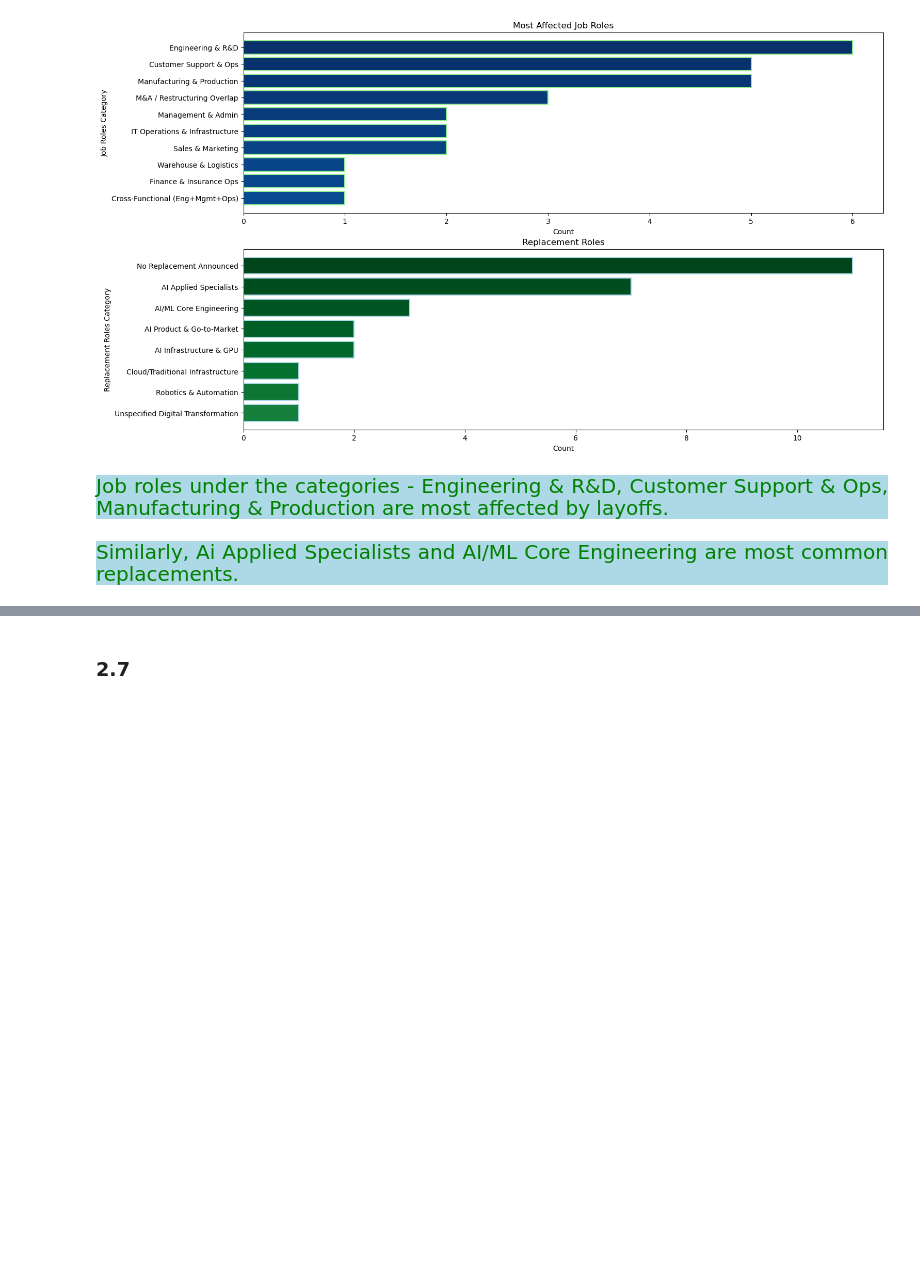
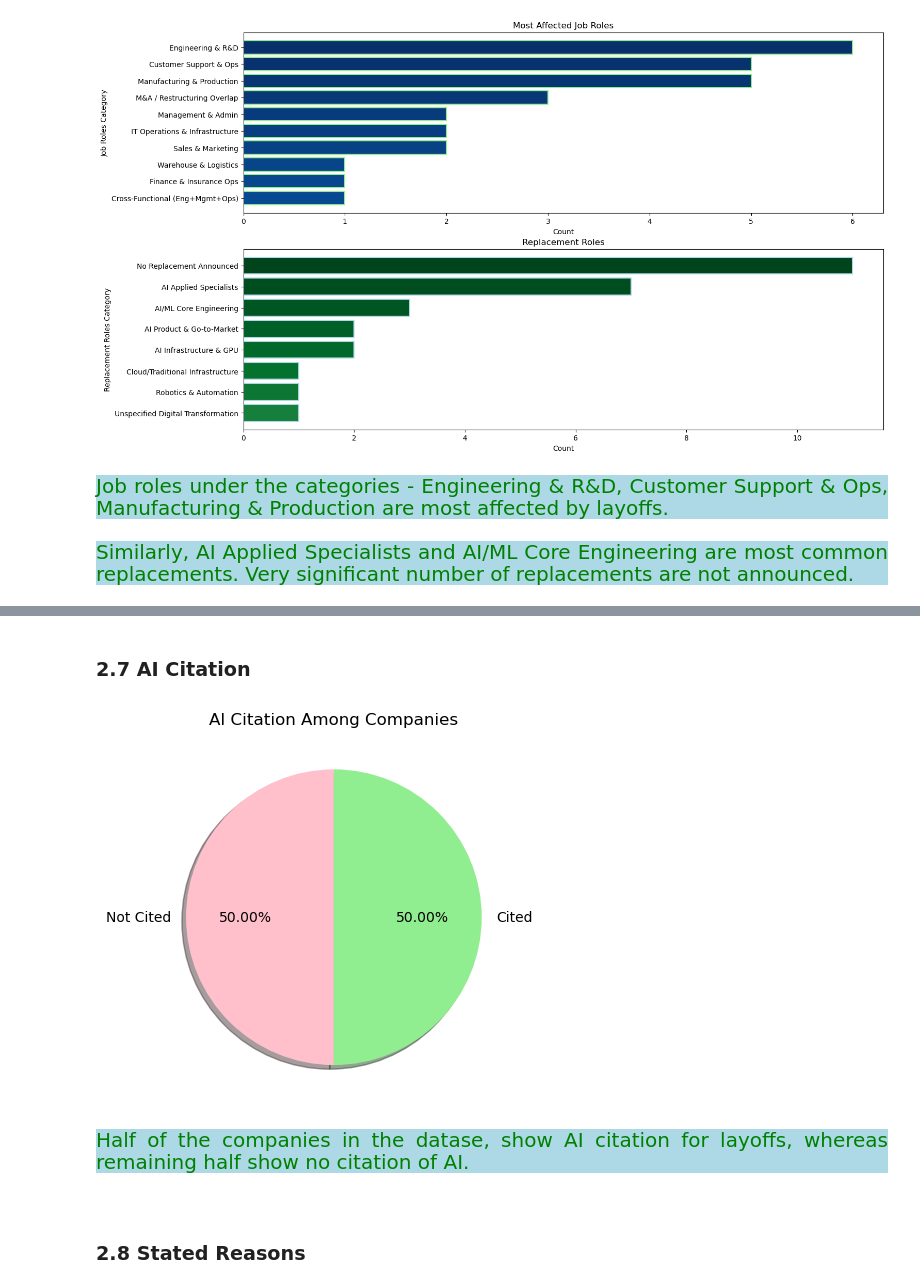
Before and after one commit to Kartika-Nidhi/DS_Projects, a Jupyter notebook: TechLayoffs2026Analysis.ipynb, the cells around one changed output, grey strips where cells are left out. Drawn from its saved outputs; the diff is of its cells as text; code cells hidden in the pictures; blank space fills up the shorter version.

Commit message:
AI citation and reason stated analysis completed

```diff
--- a/TechLayoffs2026Analysis.ipynb
+++ b/TechLayoffs2026Analysis.ipynb
@@ -623,8 +623,31 @@ plt.show()
 # %% [markdown]
 <div style = "background-color:lightblue; color:green; font-size:20px; text-align:justify">Job roles under the categories - Engineering & R&D, Customer Support & Ops, Manufacturing & Production are most affected by layoffs.
 # %% [markdown]
-<div style = "background-color:lightblue; color:green; font-size:20px; text-align:justify">Similarly, Ai Applied Specialists and AI/ML Core Engineering are most common replacements.
+<div style = "background-color:lightblue; color:green; font-size:20px; text-align:justify">Similarly, AI Applied Specialists and AI/ML Core Engineering are most common replacements. Very significant number of replacements are not announced.
 # %% [markdown]
 <div>
 # %% [markdown]
-### 2.7
+### 2.7 AI Citation
+# %%
+data['ai_cited'].value_counts()
+data['ai_cited'] = data['ai_cited'].replace({True : 'Cited', False: 'Not Cited'})
+# %%
+plt.pie(
+    data['ai_cited'].value_counts().values,
+    labels = data['ai_cited'].value_counts().index,
+    colors = ['pink', 'lightgreen'],
+    autopct = '%1.2f%%',
+    startangle = 90,
+    shadow = True,
+)
+
+plt.title('AI Citation Among Companies')
+plt.show()
+# %% [output]
+[figure, added]
+# %% [markdown]
+<div style = "background-color:lightblue; color:green; font-size:20px; text-align:justify">Half of the companies in the datase, show AI citation for layoffs, whereas remaining half show no citation of AI.
+# %% [markdown]
+<div>
+# %% [markdown]
+### 2.8 Stated Reasons
```
Also changed, not shown: parts of 5 cells of this notebook.
